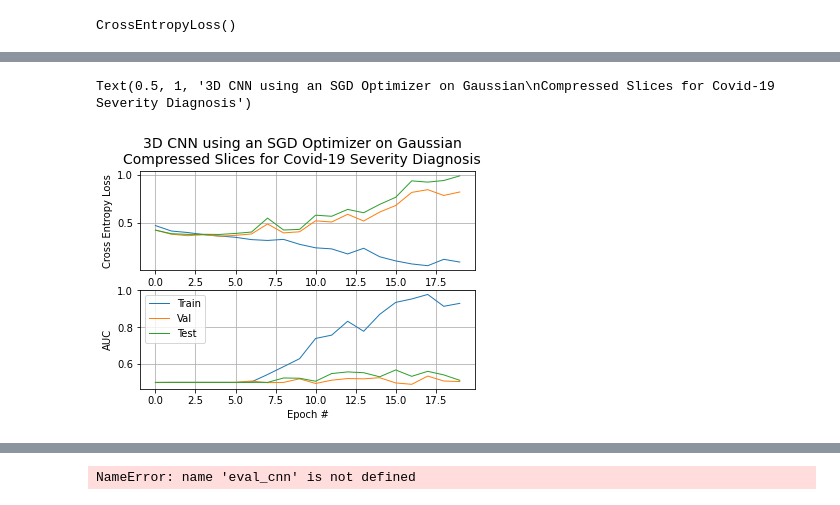
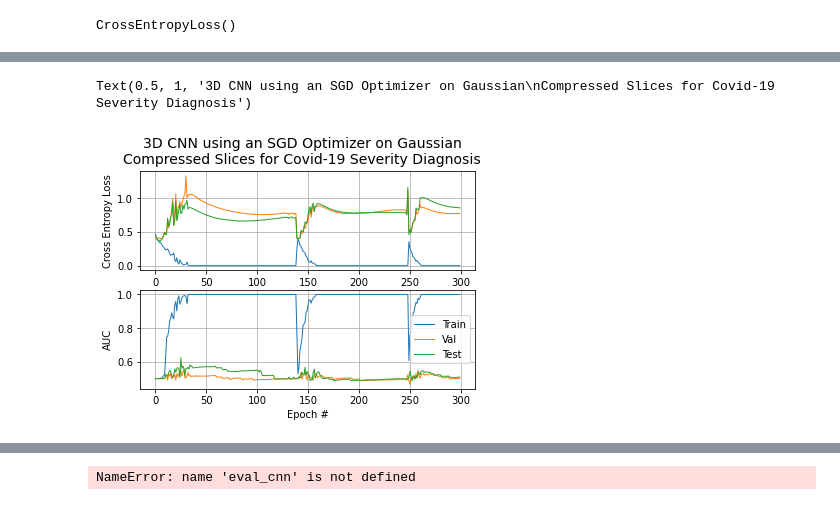
Before and after one commit to hwixley/ctscan-covid19-severity-detection, a Jupyter notebook: deep-learning.ipynb, the cells around one changed output, grey strips where cells are left out. Drawn from its saved outputs; the diff is of its cells as text; code cells hidden in the pictures.

```diff
--- a/deep-learning.ipynb
+++ b/deep-learning.ipynb
@@ -522,7 +530,7 @@ class CNN2D(nn.Module):
         # fully connected layer, output 10 classes
         self.out = nn.Sequential(
             #nn.AdaptiveAvgPool1d(2),
-            nn.Linear(2056, 700),
+            nn.Linear(32*(8**2) + 8, 700),
             nn.ReLU(),
             nn.Linear(700, 700),
             nn.ReLU(),
@@ -547,7 +555,7 @@ class CNN2D(nn.Module):
         x = self.conv5(x)
         x = self.conv6(x)
         x = self.conv7(x)
-        x = self.conv8(x).reshape(-1, 2048)
+        x = self.conv8(x).reshape(-1, 32*(8**2))
         #x = self.conv9(x)
         #x = self.conv10(x)
         #x = self.conv11(x)
@@ -598,7 +606,7 @@ optimizer = optim.Adam(cnn2d.parameters(), lr = 0.001, weight_decay=1e-6)
 sched_type = ""
 # %%
 loss_func = nn.CrossEntropyLoss()
-optimizer = optim.SGD(cnn2d.parameters(), lr = 0.001, weight_decay=1e-3, momentum=0.6)
+optimizer = optim.SGD(cnn2d.parameters(), lr = 0.01, weight_decay=1e-2, momentum=0.6)
 sched_type = ""
 # %%
 scheduler1 = optim.lr_scheduler.ExponentialLR(optimizer, gamma=0.9)
@@ -639,7 +647,7 @@ from torch.autograd import Variable
 
 torch.cuda.empty_cache()
 
-num_epochs = 100
+num_epochs = 300
 cnn_epochs = {}
 
 cnn2d.train()
@@ -718,9 +726,9 @@ for epoch in tqdm(range(num_epochs)):
                     total += len(labels)
                     correct += (pred_y == labels).sum().item()
 
-        print ('Epoch [{}/{}], Step [{}/{}], Loss: {:.4f}'.format(epoch+1, num_epochs, i+1, total_step, np.mean(losses)))
+        #print ('Epoch [{}/{}], Step [{}/{}], Loss: {:.4f}'.format(epoch+1, num_epochs, i+1, total_step, np.mean(losses)))
 
-        print(f'{phase} accuracy of the model on the {total} images: %.3f' % (correct/total))
+        #print(f'{phase} accuracy of the model on the {total} images: %.3f' % (correct/total))
 
         cm = np.zeros((2,2))
         for i, p in enumerate(pred_ys):
@@ -729,15 +737,15 @@ for epoch in tqdm(range(num_epochs)):
             #print(p)
             cm[label, p] += 1
 
-        print(f"Sensitivity = {cm[1,1]/(cm[1,1] + cm[1,0])}")
-        print(f"Specificity = {cm[0,0]/(cm[0,0] + cm[0,1])}")
-        print(f"AUC = {roc_auc_score(labs, pred_ys)}")
+        #print(f"Sensitivity = {cm[1,1]/(cm[1,1] + cm[1,0])}")
+        #print(f"Specificity = {cm[0,0]/(cm[0,0] + cm[0,1])}")
+        #print(f"AUC = {roc_auc_score(labs, pred_ys)}")
 
         cnn_epochs[epoch][phase] = {"loss": np.mean(losses), "acc": correct/total,
                              "sens": cm[1,1]/(cm[1,1] + cm[1,0]), "spec": cm[0,0]/(cm[0,0] + cm[0,1]),
                             "auc": roc_auc_score(labs, pred_ys)}
 
-    print()
+    #print()
     if sched_type == "swa":
         if epoch > swa_start:
             swa_model.update_parameters(cnn2d)
@@ -1070,7 +1060,7 @@ from torch.autograd import Variable
 
 torch.cuda.empty_cache()
 
-num_epochs = 20
+num_epochs = 300
 cnn_epochs = {}
 
 
@@ -1174,8 +1164,8 @@ for epoch in tqdm(range(num_epochs)):
             correct += (pred_y == labels).sum().item()
         """
 
-        print ('Phase {} Epoch [{}/{}], Step [{}/{}], Loss: {:.4f}'.format(phase, epoch+1, num_epochs, total, total_step, np.mean(losses)))
-        print(f'Accuracy of the model on the {total} images: %.3f' % (correct/total))
+        #print ('Phase {} Epoch [{}/{}], Step [{}/{}], Loss: {:.4f}'.format(phase, epoch+1, num_epochs, total, total_step, np.mean(losses)))
+        #print(f'Accuracy of the model on the {total} images: %.3f' % (correct/total))
 
         cm = np.zeros((2,2))
         for i, p in enumerate(pred_ys):
@@ -1184,9 +1174,9 @@ for epoch in tqdm(range(num_epochs)):
             #print(p)
             cm[label, p] += 1
 
-        print(f"Sensitivity = {cm[1,1]/(cm[1,1] + cm[1,0])}")
-        print(f"Specificity = {cm[0,0]/(cm[0,0] + cm[0,1])}")
-        print(f"AUC = {roc_auc_score(labs, pred_ys)}")
+        #print(f"Sensitivity = {cm[1,1]/(cm[1,1] + cm[1,0])}")
+        #print(f"Specificity = {cm[0,0]/(cm[0,0] + cm[0,1])}")
+        #print(f"AUC = {roc_auc_score(labs, pred_ys)}")
 
         #cnn.train(False)
         #cnn.eval(True)
@@ -1195,7 +1185,7 @@ for epoch in tqdm(range(num_epochs)):
                             "auc": roc_auc_score(labs, pred_ys)}
         #cnn.eval(False)
         #cnn.train(True)
-    print()
+    #print()
 
     if sched_type == "swa":
         if epoch > swa_start:
@@ -1236,37 +1208,37 @@ with open(f"{db}total_sgd_lr0.01_wd1e-3_mntm0.6_8conv_3lin_3lin.pickle", "ab") a
 # %%
 fig, axs = plt.subplots(2)
 
-losses = getCNNdata(cnn_epochs, "loss", 0, 20)
-aucs = getCNNdata(cnn_epochs, "auc", 0, 20)
+losses = getCNNdata(cnn_epochs, "loss", 0, 300)
+aucs = getCNNdata(cnn_epochs, "auc", 0, 300)
 lw = 1
 
 axs[0].plot(np.arange(len(losses["train"])), losses["train"], label="Train", lw=lw)
 axs[0].plot(np.arange(len(losses["val"])), losses["val"], label="Val", lw=lw)
 axs[0].plot(np.arange(len(losses["test"])), losses["test"], label="Test", lw=lw)
 axs[0].set_xlabel("Epoch #")
 axs[0].set_ylabel("Cross Entropy Loss")
 axs[0].grid(True)
 #leg = axs[0].legend(loc="lower left")
 #for legobj in leg.legendHandles:
 #    legobj.set_linewidth(2.0)
 #leg = axs[0].legend()
 #for legobj in leg.legendHandles:
 #    legobj.set_linewidth(2.0)
 
 axs[1].plot(np.arange(len(aucs["train"])), aucs["train"], label="Train", lw=lw)
 axs[1].plot(np.arange(len(aucs["val"])), aucs["val"], label="Val", lw=lw)
 axs[1].plot(np.arange(len(aucs["test"])), aucs["test"], label="Test", lw=lw)
 axs[1].set_xlabel("Epoch #")
 axs[1].set_ylabel("AUC")
 axs[1].grid(True)
 axs[1].legend()
 
 
 
 plt.suptitle("3D CNN using an SGD Optimizer on Gaussian\nCompressed Slices for Covid-19 Severity Diagnosis",y=1, fontsize=14)
 # %% [output]
 Text(0.5, 1, '3D CNN using an SGD Optimizer on Gaussian\nCompressed Slices for Covid-19 Severity Diagnosis')
-[figure, old version]
+[figure, new version]
 # %%
 idx = np.where(aucs["val"] == np.max(aucs["val"]))[0][0]
 print(aucs["train"][idx])
```
Also changed, not shown: parts of 11 cells of this notebook, 3 other files.
